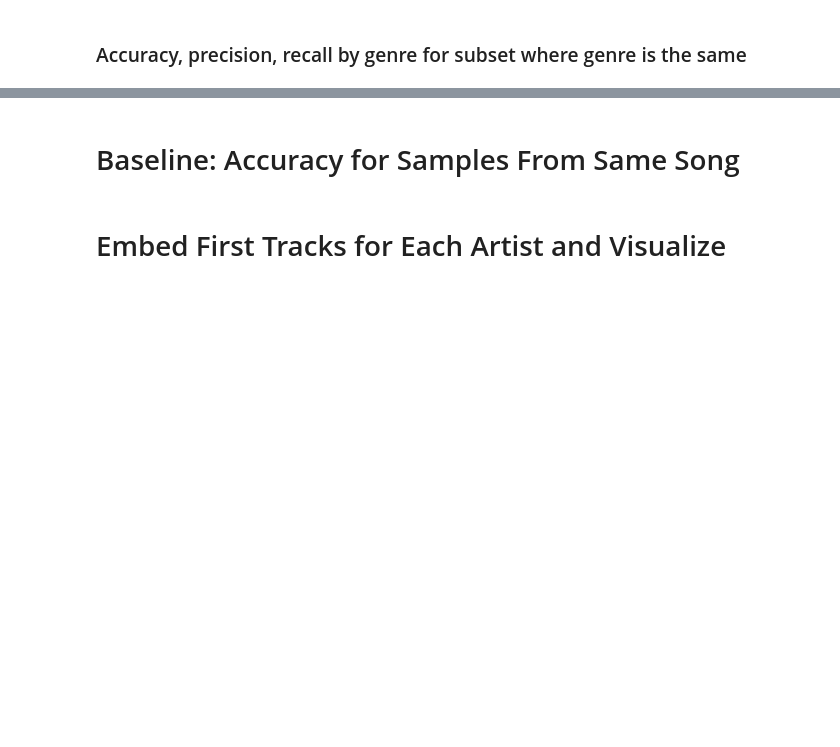
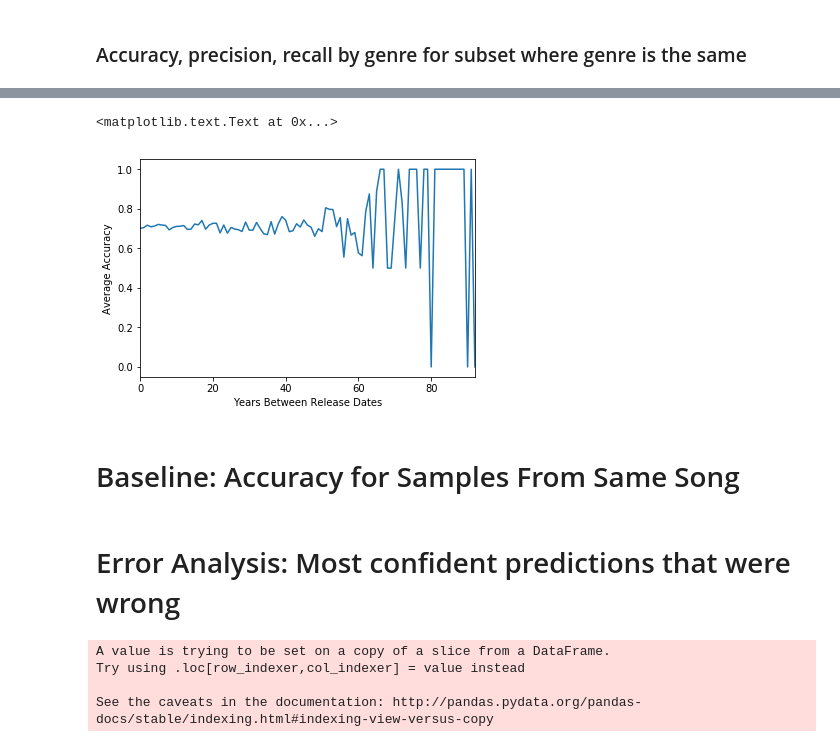
Before and after one commit to wzeyuann/music_influence, a Jupyter notebook: siamese/Validate-Siamese-First-Track.ipynb, the cells around one changed output, grey strips where cells are left out. Drawn from its saved outputs; the diff is of its cells as text; code cells hidden in the pictures; blank space fills up the shorter version.

Commit message:
Adding more validation analysis of siamese network and ranking system

```diff
--- a/siamese/Validate-Siamese-First-Track.ipynb
+++ b/siamese/Validate-Siamese-First-Track.ipynb
@@ -175,0 +184,25 @@ genre_same_df[genre_same_df['same_genre'] == True].groupby('shared_genre')\
+# %%
+def get_year_by_id(id, song_release_df=song_release_df):
+    '''Based on id of artist, get year of release for first song by that artist'''
+    try:
+        year = song_release_df[(song_release_df['artist_id'] == id)]['year'].iloc[0]
+        if year == 0.:
+            return float('inf')
+        return year
+    except:
+        return float('inf')
+# %%
+# Add column for number of years between two songs in a pair
+genre_same_df['years_between'] = genre_same_df['id_pair'].apply(lambda x: abs(get_year_by_id(x[0]) - get_year_by_id(x[1])))
+# Convert inf values to NaN
+genre_same_df['years_between'] = genre_same_df['years_between'].replace([np.inf], np.nan)
+# %%
+# Compute average accuracy by years between samples
+genre_same_df[genre_same_df['years_between'].notnull()].groupby('years_between')\
+                                                .apply(lambda x: accuracy_score(x['Y_actual'], x['Y_pred']))\
+                                                .plot()
+plt.xlabel('Years Between Release Dates')
+plt.ylabel('Average Accuracy')
+# %% [output]
+<matplotlib.text.Text at 0x...>
+[figure, added]
@@ -204,5 +243,5 @@ def predict_val_same_song(same_id_pairs, model=model, n_frames=N_FRAMES):
 Y_pred_same, Y_actual_same, id_pairs_shuffled = predict_val_same_song(same_id_pairs)
 # %%
 accuracy_score(Y_actual_same, np.array(Y_pred_same) > 0.5)
-# %% [markdown]
-# Embed First Tracks for Each Artist and Visualize
+# %% [markdown]
+# Error Analysis: Most confident predictions that were wrong
@@ -208,0 +258,9 @@ accuracy_score(Y_actual_same, np.array(Y_pred_same) > 0.5)
+# %%
+false_pos_df = genre_same_df[(genre_same_df['Y_actual'] != genre_same_df['Y_pred']) & (genre_same_df['Y_pred_raw'] > 0.95)]
+false_pos_df['names'] = false_pos_df['id_pair'].apply(lambda x: id_to_artist_song(x[0]) + ', ' + id_to_artist_song(x[1]))
+false_pos_df = false_pos_df.sort_values('Y_pred_raw', ascending=False)
+# %% [output]
+A value is trying to be set on a copy of a slice from a DataFrame.
+Try using .loc[row_indexer,col_indexer] = value instead
+
+See the caveats in the documentation: http://pandas.pydata.org/pandas-docs/stable/indexing.html#indexing-view-versus-copy
```
Also changed, not shown: parts of 22 cells of this notebook, 5 other files.
